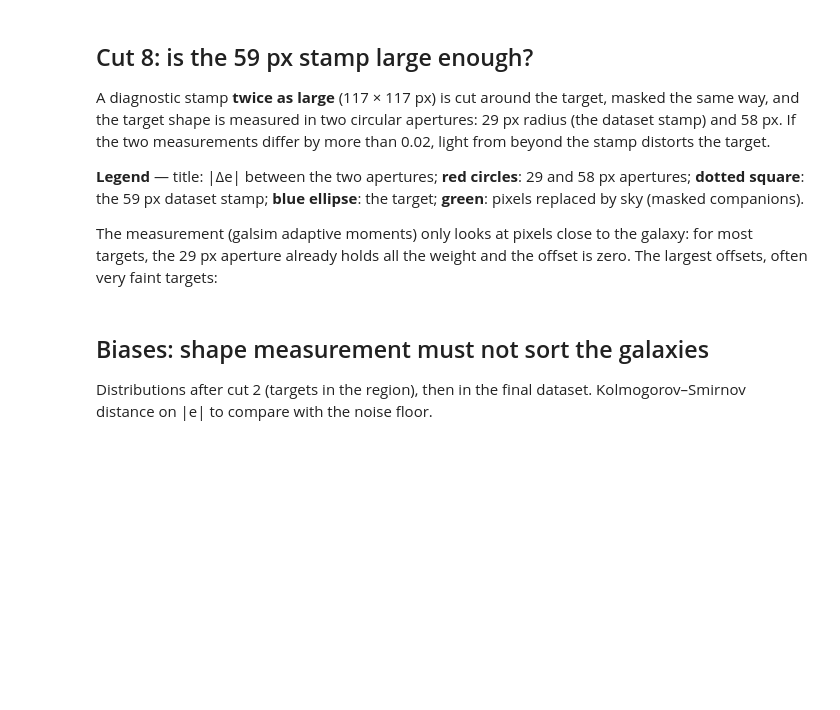
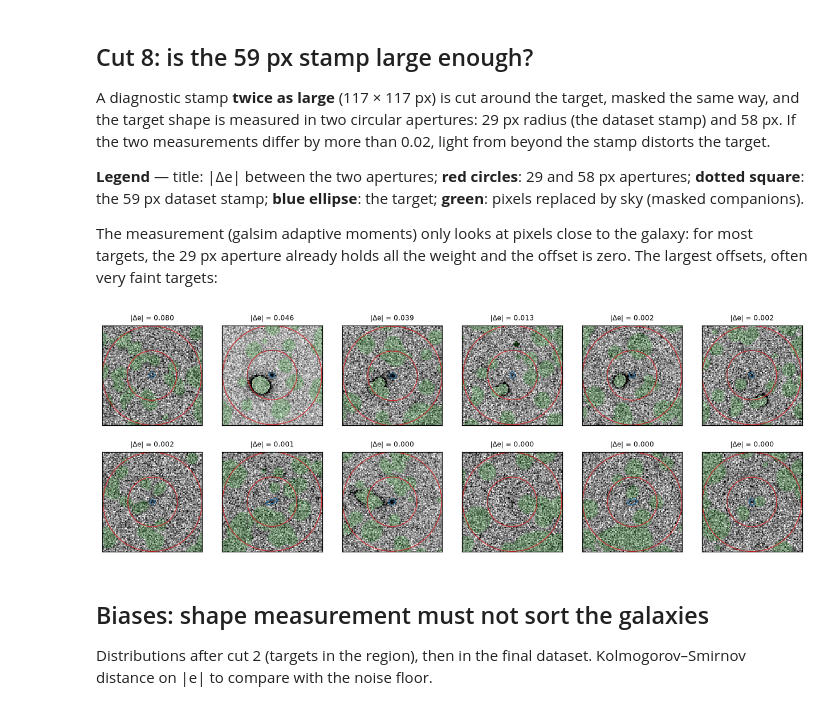
Before and after one commit to lialammert/DP2-cutouts, a Jupyter notebook: notebooks/02_cuts.ipynb, the cells around one changed output. Drawn from its saved outputs; the diff is of its cells as text; code cells hidden in the pictures; blank space fills up the shorter version.

```diff
--- a/notebooks/02_cuts.ipynb
+++ b/notebooks/02_cuts.ipynb
@@ -93,20 +126,22 @@ The measurement (galsim adaptive moments) only looks at pixels close to the gala
 # %%
 from matplotlib.patches import Rectangle
 top = R[R["cut8_evaluated"].astype(bool)].sort_values("cut8_value", ascending=False).head(12)
 fig, axes = viz.grid(len(top), ncols=6, size=2.4)
 n, nd = smeta["stamp_px"], smeta["diag_px"]
 for ax, row in zip(axes, top.itertuples()):
     s = stamps[row.object_id]
     if "diag_flux" not in s:
         continue
     viz.show(ax, s["diag_flux"], f"|Δe| = {row.cut8_value:.3f}")
-    viz.overlay(ax, s["diag_need"], "C2", 0.25)
+    viz.overlay(ax, s["companion_mask"], "C2", 0.25)
     xc, yc = viz.stamp_center(row, n=nd)
     for r_ in cc["aperture_radii"]:
         viz.draw_circle(ax, xc, yc, r_, ec="C3", lw=0.8)
     h = (nd - n) // 2
     ax.add_patch(Rectangle((h - 0.5, h - 0.5), n, n, fill=False, ec="0.2", ls=":", lw=0.8))
     viz.draw_ellipse(ax, xc, yc, row.ellipse_a, row.ellipse_b, row.ellipse_theta, ec="C0", lw=0.9)
+# %% [output]
+[figure, added]
 # %% [markdown]
 ## Biases: shape measurement must not sort the galaxies
 
```
Also changed, not shown: parts of 7 cells of this notebook, 23 other files.
